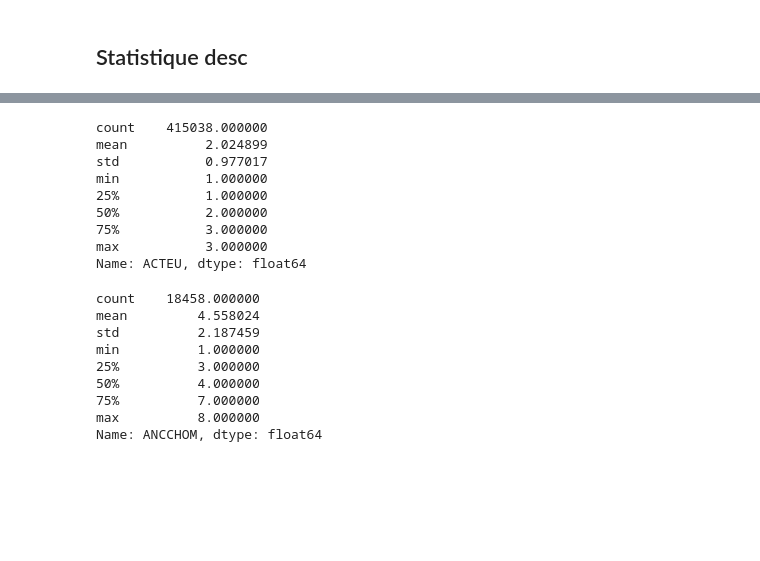
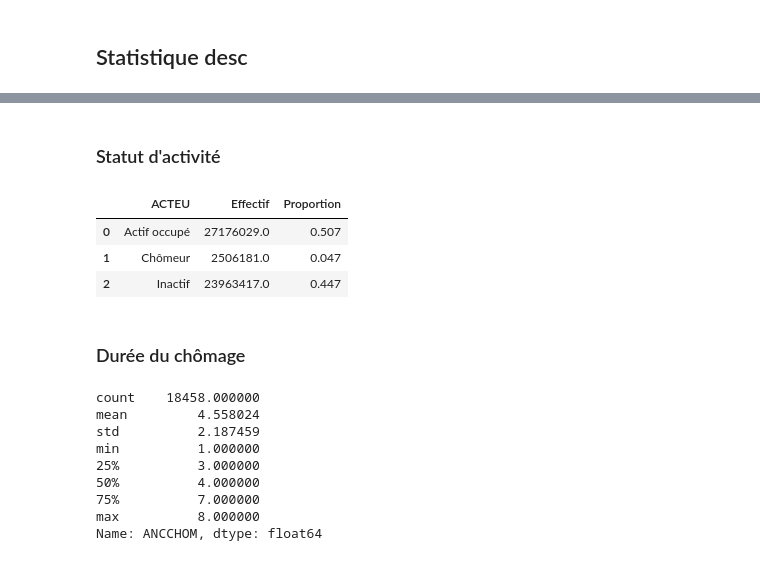
Before and after one commit to Alexis-Barrau/python_ensae, a Jupyter notebook: Scripts/Script first analysis.ipynb, the cells around one changed output, grey strips where cells are left out. Drawn from its saved outputs; the diff is of its cells as text; code cells hidden in the pictures; blank space fills up the shorter version.

Commit message:
statut d'activité

```diff
--- a/Scripts/Script first analysis.ipynb
+++ b/Scripts/Script first analysis.ipynb
@@ -39,15 +29,26 @@ EEC_2019.head()
+# %% [markdown]
+### Statut d'activité
 # %%
-EEC_2019["ACTEU"].describe()
+#Catégories possibles
+categories = ["Actif occupé", "Chômeur", "Inactif"]
+value = [1,2,3] #on a aussi des NA mais ils ne sont pas pondérés
+N=EEC_2019["EXTRIAN"].sum()
+
+#Effectif par catégorie
+result_dict = {"ACTEU": categories, 'Effectif': [], 'Proportion':[]}  #à chaque valeur on associe la somme des occurences pondérées
+for val in value :
+    somme_pond = EEC_2019[EEC_2019["ACTEU"]==val]["EXTRIAN"].sum()
+    result_dict['Effectif'].append(round(somme_pond,0))
+    result_dict['Proportion'].append(round(somme_pond/N,3))
+data = pd.DataFrame(result_dict).sort_values(by="ACTEU").reset_index(drop=True)
+data
 # %% [output]
-count    415038.000000
-mean          2.024899
-std           0.977017
-min           1.000000
-25%           1.000000
-50%           2.000000
-75%           3.000000
-max           3.000000
-Name: ACTEU, dtype: float64
+|  | ACTEU | Effectif | Proportion |
+| 0 | Actif occupé | 27176029.0 | 0.507 |
+| 1 | Chômeur | 2506181.0 | 0.047 |
+| 2 | Inactif | 23963417.0 | 0.447 |
+# %% [markdown]
+### Durée du chômage
 # %%
 #répartiton de la durée de chômage avec la variable ANCCHOM (on pondère par EXTRIAN)
 EEC_chom_2019=EEC_2019[EEC_2019["ACTEU"]==2]
```
Also changed, not shown: parts of 5 cells of this notebook.
